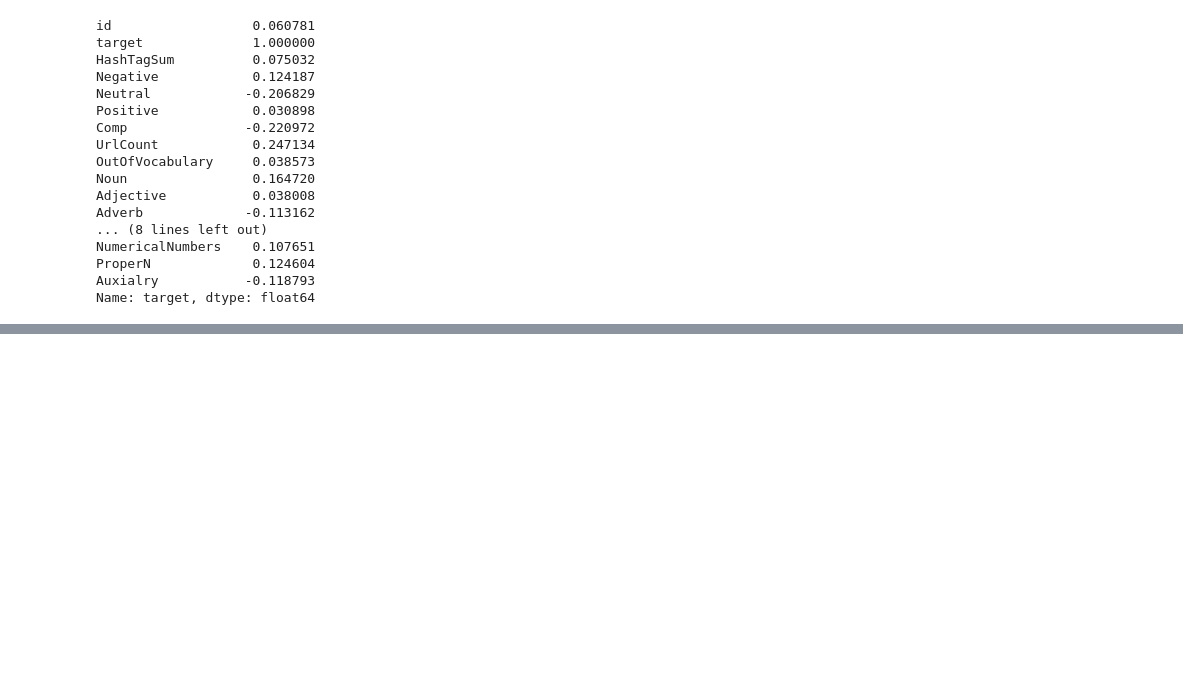
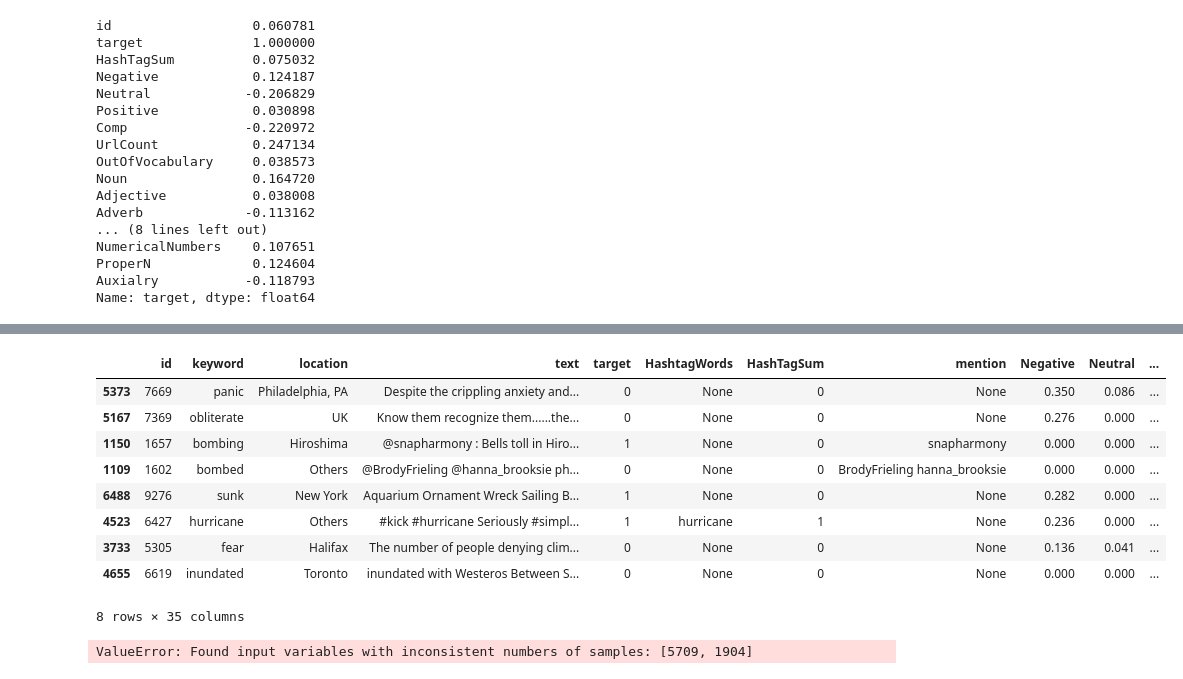
Before and after one commit to Akb-25/Natural-Disaster-Prediction-Kaggle, a Jupyter notebook: work.ipynb, the cells around one changed output, grey strips where cells are left out. Saved outputs shown, nothing was run; the diff lists cells and outputs as text; code cells hidden in the pictures; blank space fills up the shorter version.

Commit message:
clean columns and sort number of values

```diff
--- a/work.ipynb
+++ b/work.ipynb
@@ -806,0 +836,2 @@ pipeline=Pipeline([
+# %%
+train[["keyword", "location", "HashtagWords", "mention"]] = train[["keyword", "location", "HashtagWords", "mention"]].astype("str")
@@ -806,0 +858,13 @@ pipeline=Pipeline([
+# %%
+train.sample(8)
+# %% [output]
+|  | id | keyword | location | text | target | HashtagWords | HashTagSum | mention | Negative | Neutral | ... |
+| 5373 | 7669 | panic | Philadelphia, PA | Despite the crippling anxiety and... | 0 | None | 0 | None | 0.350 | 0.086 | ... |
+| 5167 | 7369 | obliterate | UK | Know them recognize them......the... | 0 | None | 0 | None | 0.276 | 0.000 | ... |
+| 1150 | 1657 | bombing | Hiroshima | @snapharmony : Bells toll in Hiro... | 1 | None | 0 | snapharmony | 0.000 | 0.000 | ... |
+| 1109 | 1602 | bombed | Others | @BrodyFrieling @hanna_brooksie ph... | 0 | None | 0 | BrodyFrieling hanna_brooksie | 0.000 | 0.000 | ... |
+| 6488 | 9276 | sunk | New York | Aquarium Ornament Wreck Sailing B... | 1 | None | 0 | None | 0.282 | 0.000 | ... |
+| 4523 | 6427 | hurricane | Others | #kick #hurricane Seriously #simpl... | 1 | hurricane | 1 | None | 0.236 | 0.000 | ... |
+| 3733 | 5305 | fear | Halifax | The number of people denying clim... | 0 | None | 0 | None | 0.136 | 0.041 | ... |
+| 4655 | 6619 | inundated | Toronto | inundated with Westeros Between S... | 0 | None | 0 | None | 0.000 | 0.000 | ... |
+8 rows × 35 columns
@@ -806,0 +909,9 @@ pipeline=Pipeline([
+# %%
+from sklearn.naive_bayes import GaussianNB
+from sklearn.metrics import classification_report
+model=GaussianNB()
+model.fit(x_train,y_train)
+y_pred=model.predict(x_train)
+print(classification_report(y_pred,y_test))
+# %% [output]
+ValueError: Found input variables with inconsistent numbers of samples: [5709, 1904]
```
Also changed, not shown: parts of 16 cells of this notebook.
